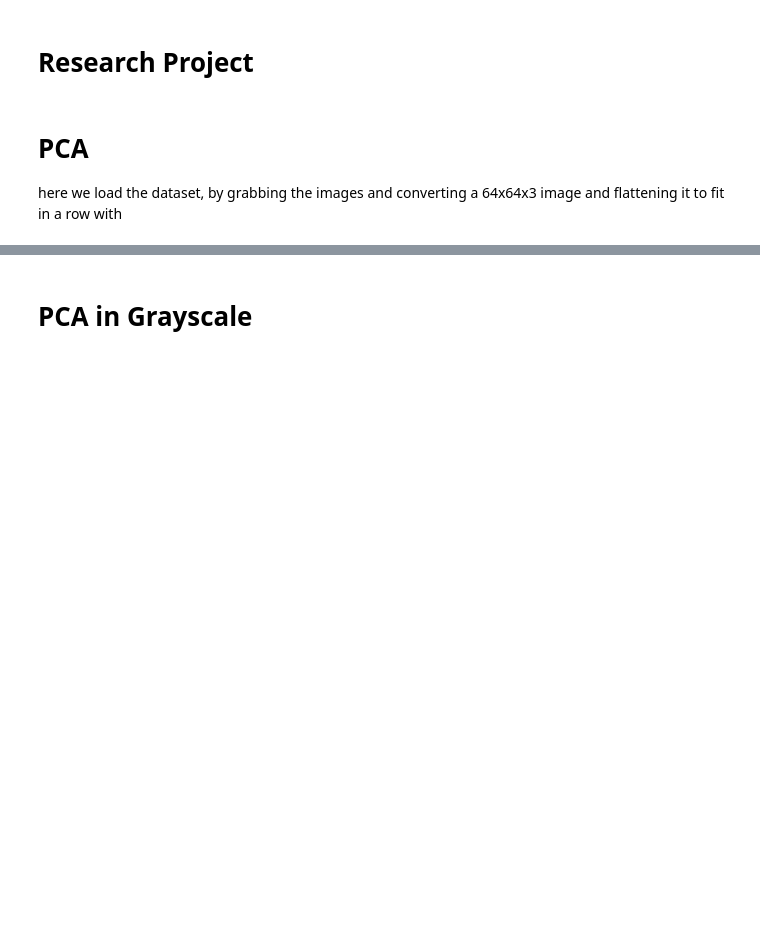
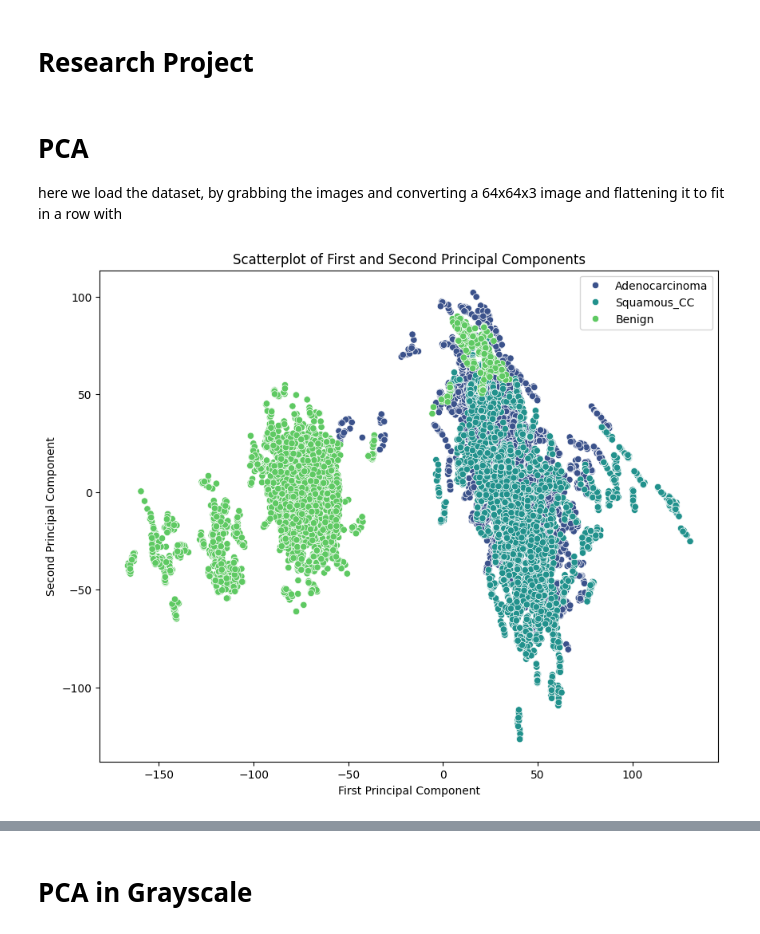
Before and after one commit to henriquem27/csp571_Project, a Jupyter notebook: project_lung_cancer.ipynb, the cells around one changed output, grey strips where cells are left out. Cells and saved outputs as stored; diff of their text form; code cells hidden in the pictures; blank space fills up the shorter version.

```diff
--- a/project_lung_cancer.ipynb
+++ b/project_lung_cancer.ipynb
@@ -34,0 +76,26 @@ here we load the dataset, by grabbing the images and converting a 64x64x3 image
+# %%
+scaler = StandardScaler()
+images_scaled = scaler.fit_transform(images)
+
+
+# Step 2: First PCA
+n_components = 50
+pca = PCA(n_components=n_components)
+images_pca = pca.fit_transform(images_scaled)
+
+
+plt.figure(figsize=(10, 8))
+sns.scatterplot(
+    x=images_pca[:, 0],
+    y=images_pca[:, 1],
+    hue=labels,
+    palette='viridis',
+    legend='full'
+)
+
+plt.title('Scatterplot of First and Second Principal Components')
+plt.xlabel('First Principal Component')
+plt.ylabel('Second Principal Component')
+plt.show()
+# %% [output]
+[figure, added]
```
Also changed, not shown: parts of 30 cells of this notebook, 18 other files.
